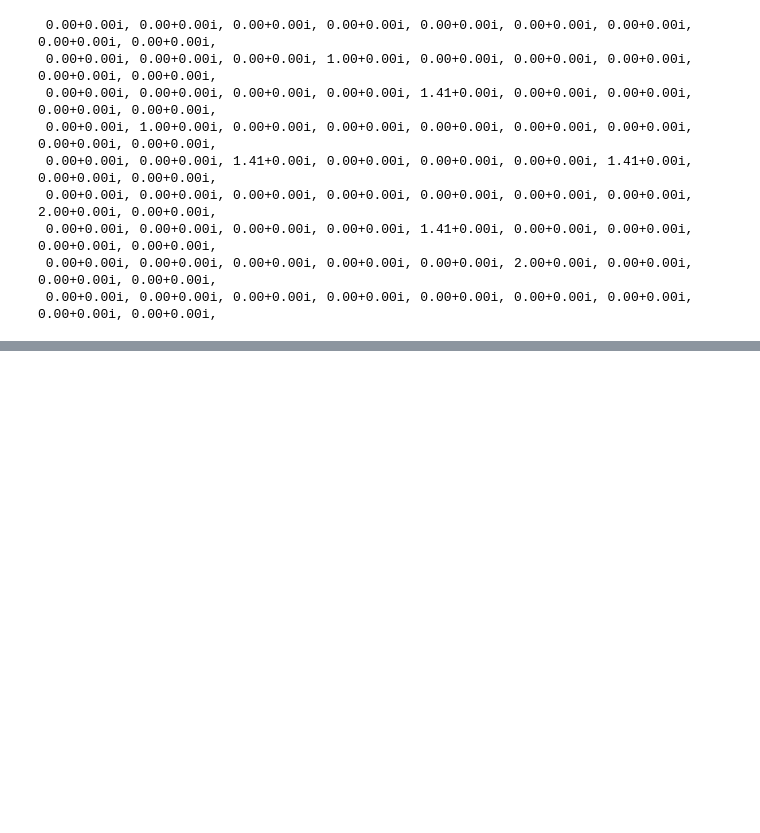
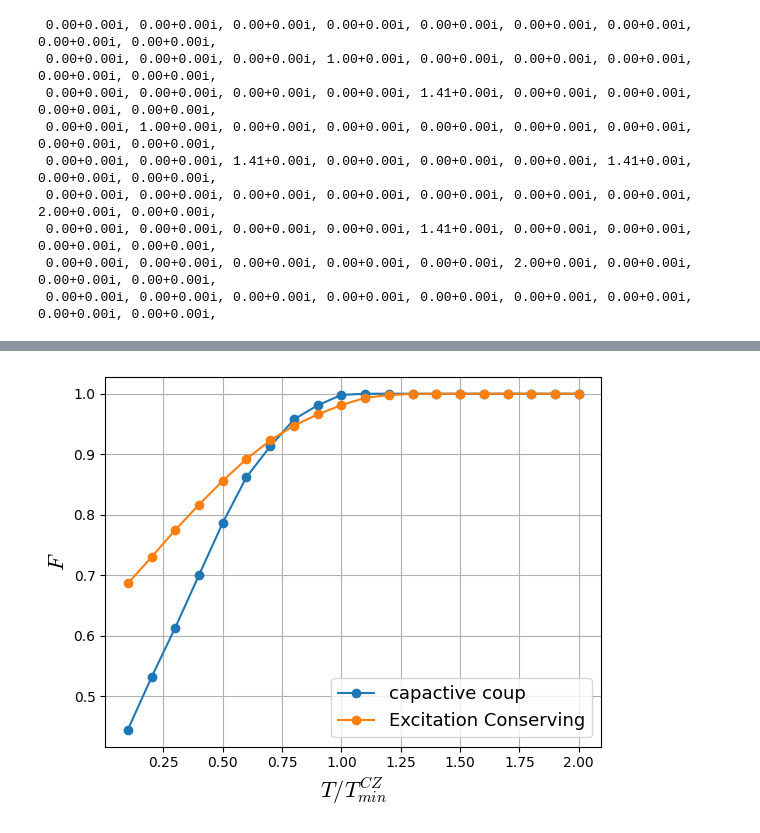
Before and after one commit to b-basyildiz/QuOpt, a Jupyter notebook: Optimal_Control/Testing.ipynb, the cells around one changed output, grey strips where cells are left out. Drawn from its saved outputs; the diff is of its cells as text; code cells hidden in the pictures; blank space fills up the shorter version.

```diff
--- a/Optimal_Control/Testing.ipynb
+++ b/Optimal_Control/Testing.ipynb
@@ -285,0 +540,10 @@ printMat(H0_EC)
+# %%
+# qutritCZ — single QuOpt curve
+plot_fidelity("./coupling_data/capacitiveCoup/Fidelities/qutrit_CZ_capacitiveCoup_M40_SGD_SRK2_g1.0_maxT2.0_maxD40_it5000.csv",label="capactive coup")
+plot_fidelity(
+    "./Revision_Data/qutrit_CZ_capacitiveCoup_EC_M40_SGD_CFME4_g1.0_maxT2.0_maxD40_it5000.csv",
+    graph_type="CZ",label="Excitation Conserving"
+)
+plt.savefig("./Revision_Plots/Excitation_Conserving.pdf")
+# %% [output]
+[figure, added]
```
Also changed, not shown: parts of 16 cells of this notebook, 12 other files.
